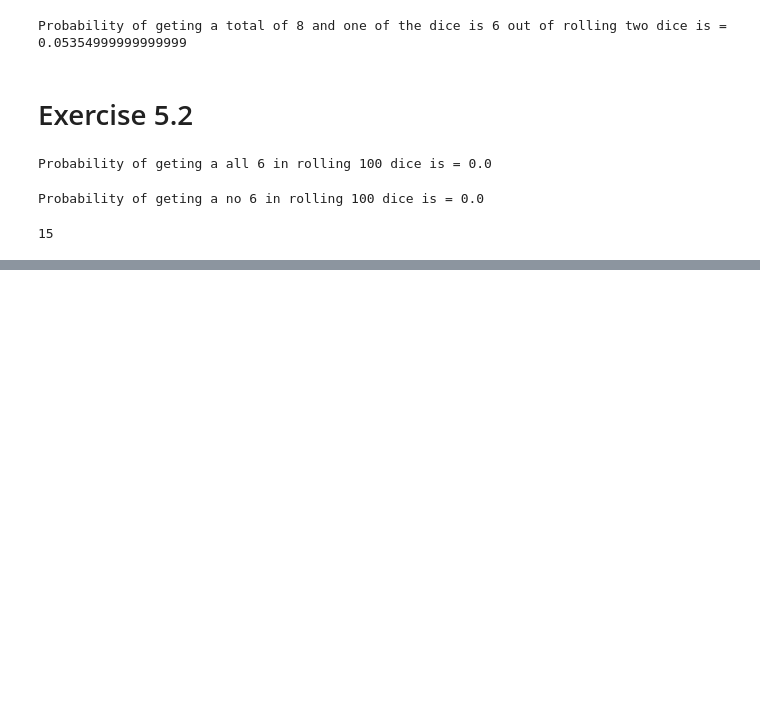
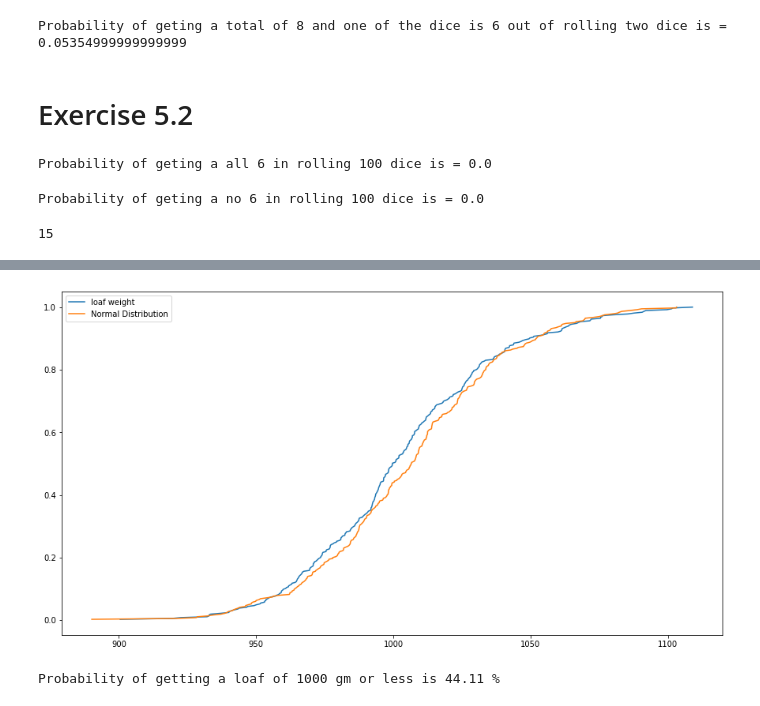
Before and after one commit to debasissadhukhan/Thinkstat, a Jupyter notebook: Chapter 5.ipynb, the cells around one changed output, grey strips where cells are left out. Drawn from its saved outputs; the diff is of its cells as text; code cells hidden in the pictures; blank space fills up the shorter version.

```diff
--- a/Chapter 5.ipynb
+++ b/Chapter 5.ipynb
@@ -80,0 +162,16 @@ Counter(outcome)[6]
+# %%
+from empiricaldist import Cdf
+m_cdf = Cdf.from_seq(m)
+sample = np.random.normal(mu,sigma,len(m))
+sample_cdf = Cdf.from_seq(sample)
+fig,ax = plt.subplots(figsize = (15,8))
+m_cdf.plot(label = 'loaf weight')
+sample_cdf.plot(label = 'Normal Distribution')
+plt.legend()
+plt.show()
+# %% [output]
+[figure, added]
+# %%
+print(f'Probability of getting a loaf of 1000 gm or less is {round(m_cdf(1000)*100,2)} %')
+# %% [output]
+Probability of getting a loaf of 1000 gm or less is 44.11 %
```
Also changed, not shown: parts of 7 cells of this notebook.
